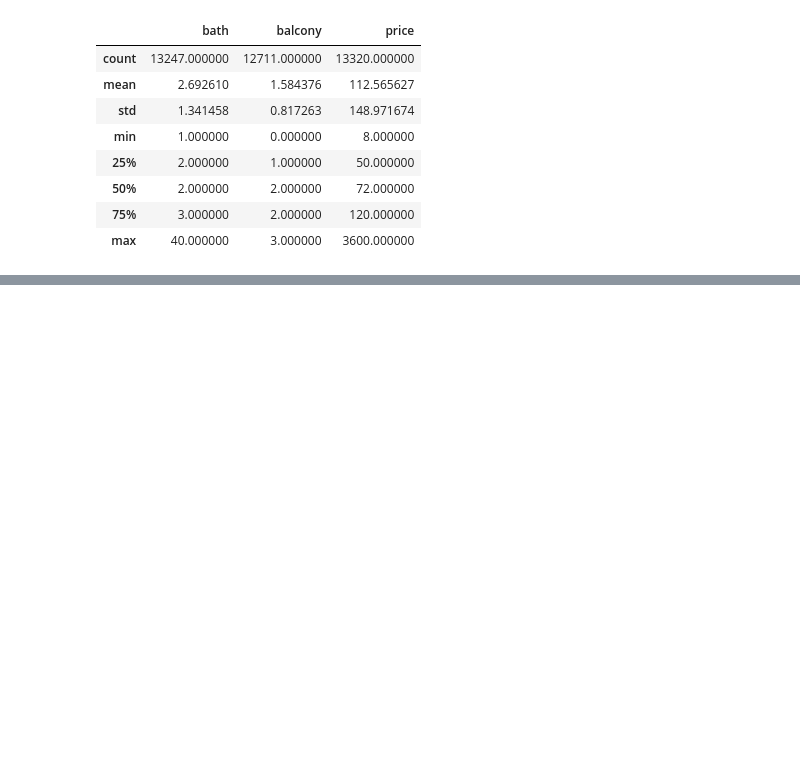
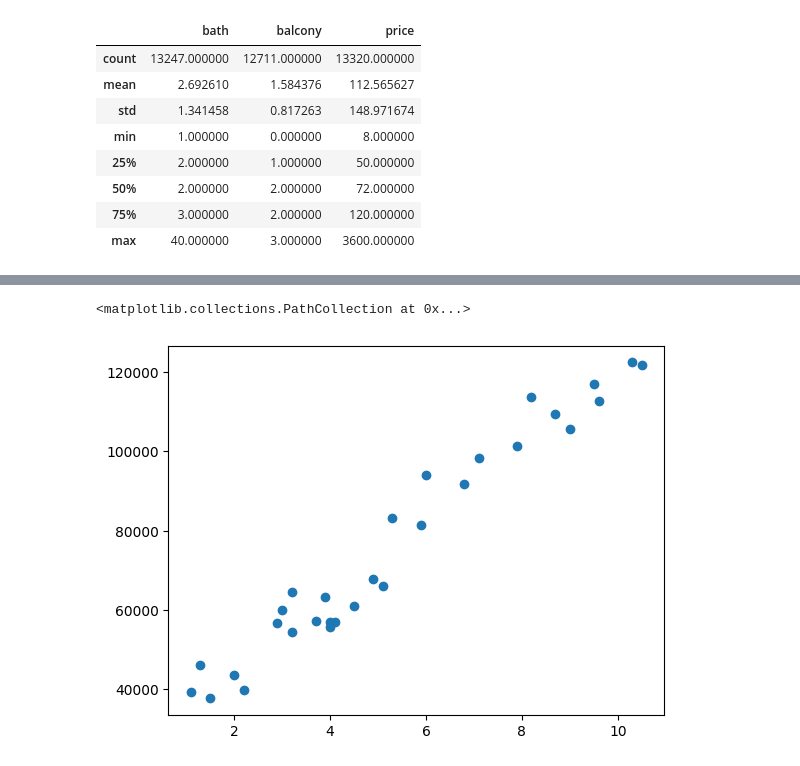
Before and after one commit to prijal-matc/takeovds41, a Jupyter notebook: DBA_bootcamp.ipynb, the cells around one changed output, grey strips where cells are left out. Saved outputs shown, nothing was run; the diff lists cells and outputs as text; code cells hidden in the pictures; blank space fills up the shorter version.

```diff
--- a/DBA_bootcamp.ipynb
+++ b/DBA_bootcamp.ipynb
@@ -4107,0 +4436,5 @@ df_house.describe()
+# %%
+plt.scatter(df_salary.YearsExperience, df_salary.Salary)
+# %% [output]
+<matplotlib.collections.PathCollection at 0x...>
+[figure, added]
```
Also changed, not shown: parts of 113 cells of this notebook.
